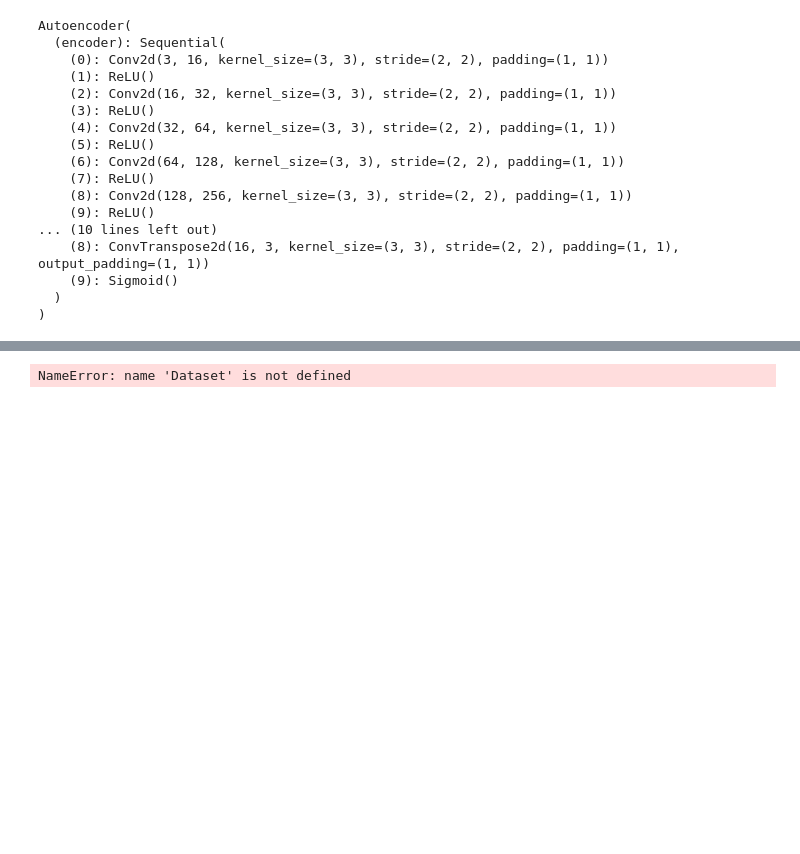
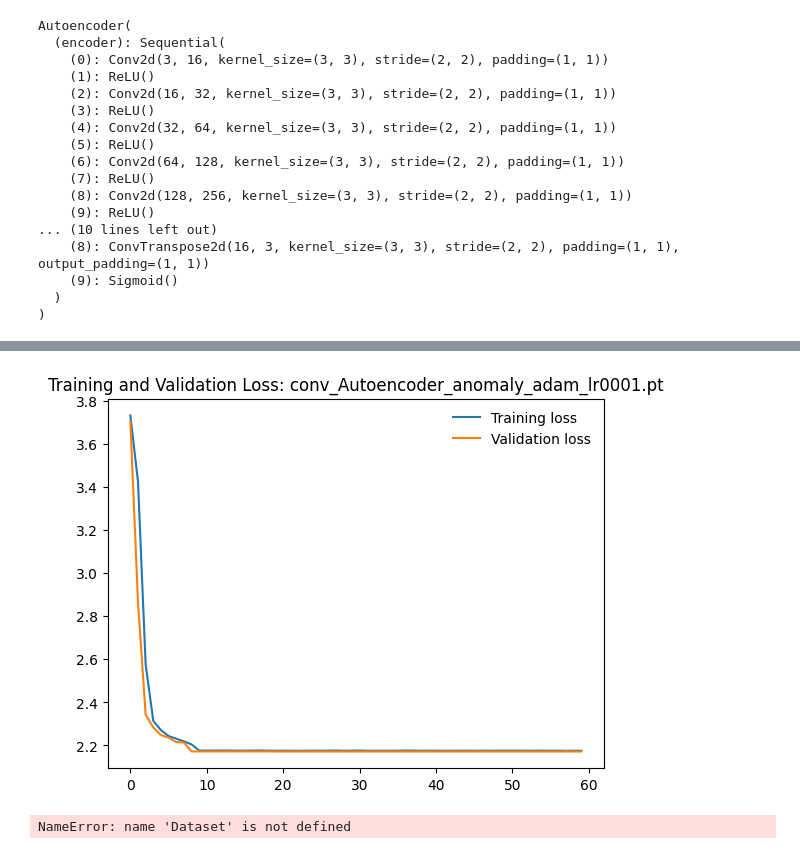
Before and after one commit to JosephWoodall/turbo-barnacle, a Jupyter notebook: src/time_series/cnn_experiment/cnn_experiment.ipynb, the cells around one changed output, grey strips where cells are left out. Cells and saved outputs as stored; diff of their text form; code cells hidden in the pictures; blank space fills up the shorter version.

```diff
--- a/src/time_series/cnn_experiment/cnn_experiment.ipynb
+++ b/src/time_series/cnn_experiment/cnn_experiment.ipynb
@@ -383,3 +383,15 @@ def train(n_epochs, loaders, model, optimizer, criterion, use_cuda, save_path):
             valid_loss_min = valid_loss
 
     return model, train_loss_list, valid_loss_list
+
+
+# Define the loss function and optimizer
+criterion = nn.MSELoss()
+optimizer = optim.Adam(model.parameters(), lr=0.001)
+# %%
+# train the model
+n_epochs = 60
+model_name = 'conv_Autoencoder_anomaly_adam_lr0001.pt'
+save_path = fr'modelOutput\{model_name}'
+model_transfer, train_loss, valid_loss = train(
+    n_epochs, loaders, model, optimizer, criterion, use_cuda, save_path)
@@ -386 +439,14 @@ def train(n_epochs, loaders, model, optimizer, criterion, use_cuda, save_path):
+# %%
+def plot_loss(train_loss, valid_loss, save_path):
+    n = np.arange(0, n_epochs)
+    plt.plot(n, train_loss, label='Training loss')
+    plt.plot(n, valid_loss, label='Validation loss')
+    plt.title('Training and Validation Loss: {}'.format(model_name))
+    plt.legend(frameon=False)
+    plt.savefig(save_path)
+    plt.show()
+
+plot_loss(train_loss, valid_loss, fr'modelOutput\{model_name}_loss.png')
+# %% [output]
+[figure, added]
 # %%
```
Also changed, not shown: parts of 5 cells of this notebook, 2 other files.
